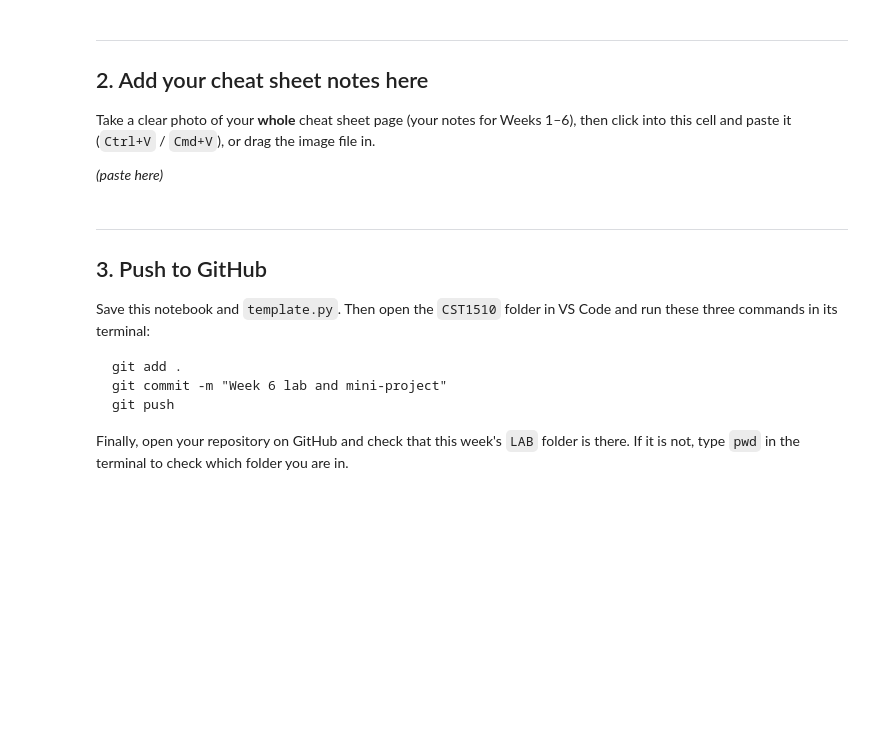
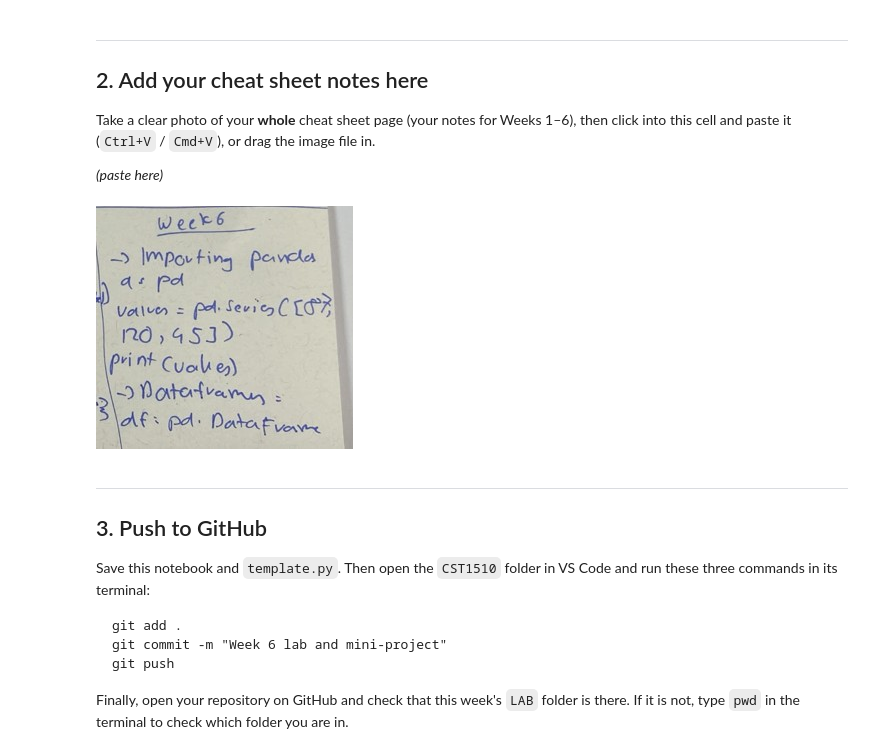
Before and after one commit to rushdtariq6-cmyk/Coursework-CST1510, a Jupyter notebook: W06_Lab.ipynb, the cells around one changed output. Drawn from its saved outputs; the diff is of its cells as text; code cells hidden in the pictures; blank space fills up the shorter version.

```diff
--- a/W06_Lab.ipynb
+++ b/W06_Lab.ipynb
@@ -671,6 +671,12 @@ Take a clear photo of your **whole** cheat sheet page (your notes for Weeks 1–
 this cell and paste it (`Ctrl+V` / `Cmd+V`), or drag the image file in.
 
 *(paste here)*
+# %%
+from IPython.display import Image, display
+
+display(Image(filename="week6.jpg"))
+# %% [output]
+[figure, added]
 # %% [markdown]
 ---
 ## 3. Push to GitHub
```
